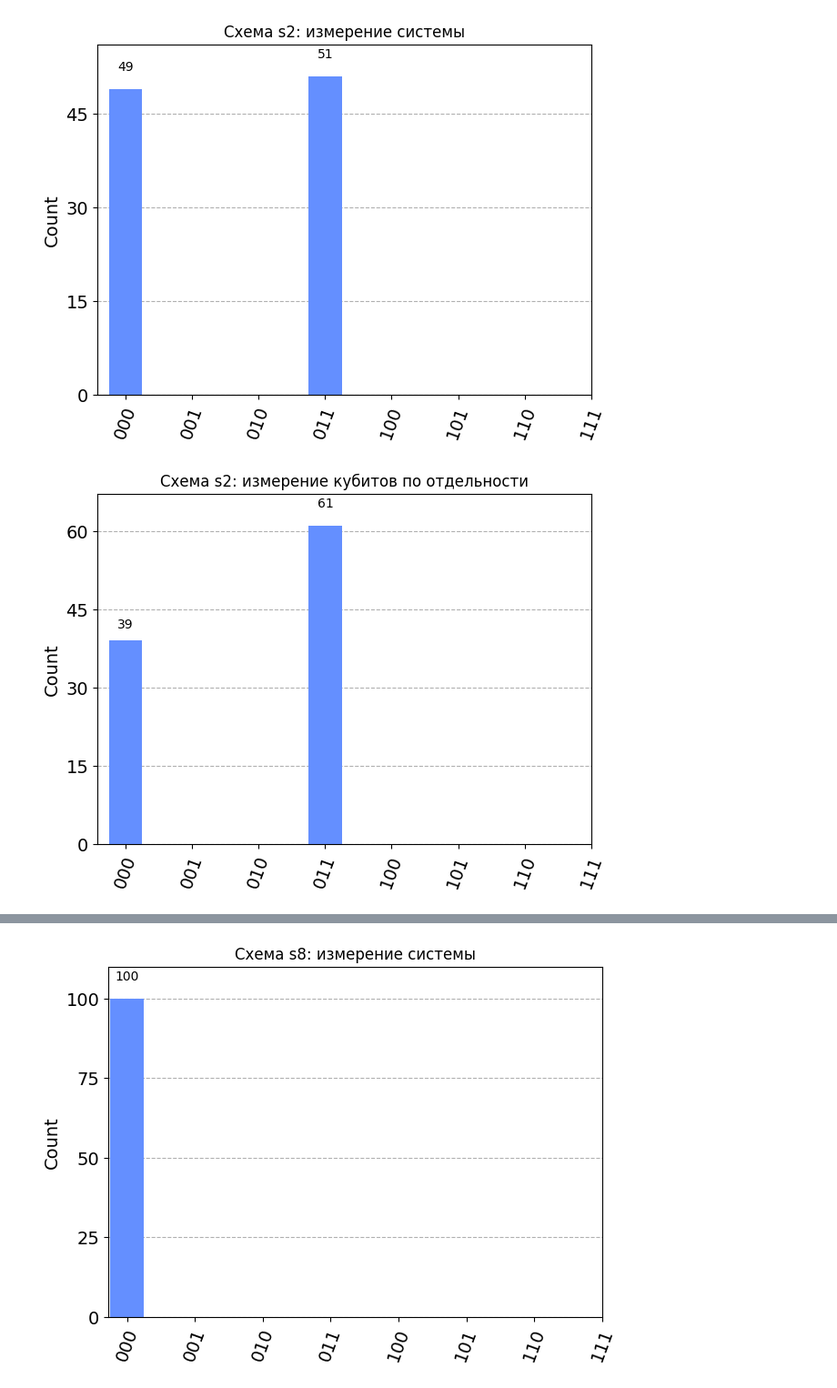
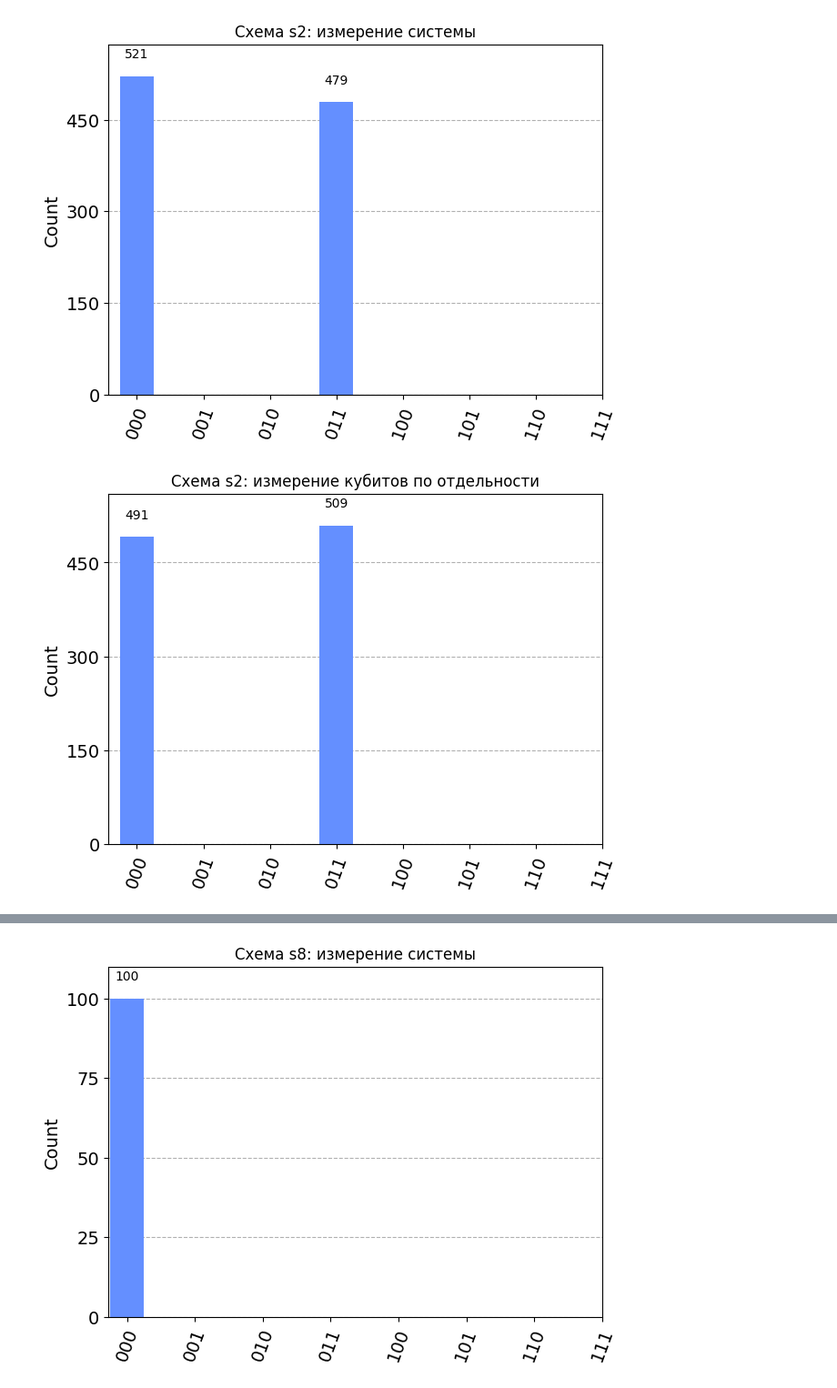
Before and after one commit to aaldebarann/qSimulator, a Jupyter notebook: measure.ipynb, the cells around one changed output, grey strips where cells are left out. Shown at 91% size. Cells and saved outputs as stored; diff of their text form; code cells hidden in the pictures.

```diff
--- a/measure.ipynb
+++ b/measure.ipynb
@@ -35,9 +35,9 @@ plot_histogram(counts, title="Схема s1: измерение кубитов
 # %%
 counts = {
-    "000": 49,
+    "000": 521,
     "001": 0,
     "010": 0,
-    "011": 51,
+    "011": 479,
     "100": 0,
     "101": 0,
     "110": 0,
@@ -45,21 +45,21 @@ counts = {
 }
 plot_histogram(counts, title="Схема s2: измерение системы")
 # %% [output]
-[figure, old version]
+[figure, new version]
 # %%
 counts = {
-    "000": 39,
+    "000": 491,
     "001": 0,
     "010": 0,
-    "011": 61,
+    "011": 509,
     "100": 0,
     "101": 0,
     "110": 0,
     "111": 0,
 }
 plot_histogram(counts, title="Схема s2: измерение кубитов по отдельности")
 # %% [output]
-[figure, old version]
+[figure, new version]
 # %%
 counts = {
     "000": 0,
```
Also changed, not shown: parts of 15 cells of this notebook.
